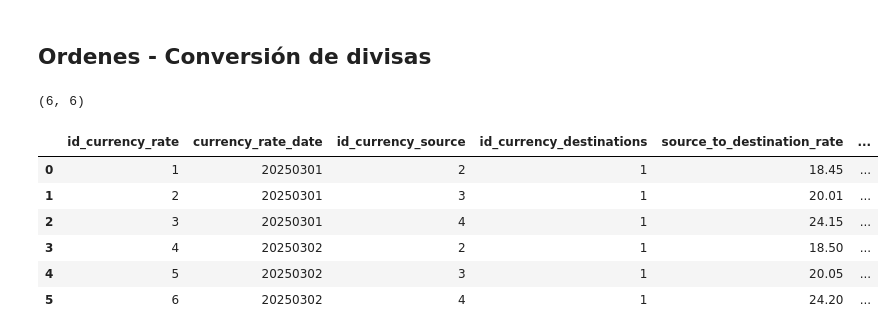
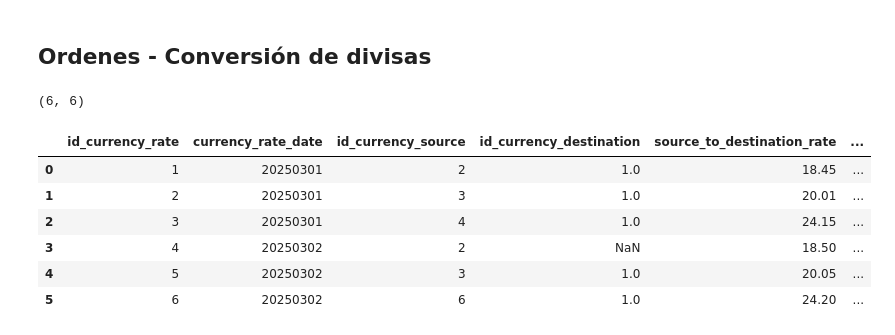
Before and after one commit to famenor/shorts, a Jupyter notebook: dimensional/02_create_facts.ipynb, the cells around one changed output. Cells and saved outputs as stored; diff of their text form; code cells hidden in the pictures.

```diff
--- a/dimensional/02_create_facts.ipynb
+++ b/dimensional/02_create_facts.ipynb
@@ -345,21 +345,21 @@ procurement_transactions.to_csv('git/shorts/dimensional/data/fact_procurement_tr
 # %%
 currency_rates = pd.DataFrame({'id_currency_rate': np.arange(1, 7)})
 currency_rates['currency_rate_date'] = [20250301, 20250301, 20250301, 20250302, 20250302, 20250302]
-currency_rates['id_currency_source'] = [2, 3, 4, 2, 3, 4]
-currency_rates['id_currency_destinations'] = [1, 1, 1, 1, 1, 1]
+currency_rates['id_currency_source'] = [2, 3, 4, 2, 3, 6]
+currency_rates['id_currency_destination'] = [1, 1, 1, None, 1, 1]
 currency_rates['source_to_destination_rate'] = [18.45, 20.01, 24.15, 18.50, 20.05, 24.20]
 currency_rates['destination_to_source_rate'] = 1 / currency_rates['source_to_destination_rate']
 
 print(currency_rates.shape)
 display(currency_rates.head(10))
 # %% [output]
 (6, 6)
-|  | id_currency_rate | currency_rate_date | id_currency_source | id_currency_destinations | source_to_destination_rate | ... |
-| 0 | 1 | 20250301 | 2 | 1 | 18.45 | ... |
-| 1 | 2 | 20250301 | 3 | 1 | 20.01 | ... |
-| 2 | 3 | 20250301 | 4 | 1 | 24.15 | ... |
-| 3 | 4 | 20250302 | 2 | 1 | 18.50 | ... |
-| 4 | 5 | 20250302 | 3 | 1 | 20.05 | ... |
-| 5 | 6 | 20250302 | 4 | 1 | 24.20 | ... |
+|  | id_currency_rate | currency_rate_date | id_currency_source | id_currency_destination | source_to_destination_rate | ... |
+| 0 | 1 | 20250301 | 2 | 1.0 | 18.45 | ... |
+| 1 | 2 | 20250301 | 3 | 1.0 | 20.01 | ... |
+| 2 | 3 | 20250301 | 4 | 1.0 | 24.15 | ... |
+| 3 | 4 | 20250302 | 2 | NaN | 18.50 | ... |
+| 4 | 5 | 20250302 | 3 | 1.0 | 20.05 | ... |
+| 5 | 6 | 20250302 | 6 | 1.0 | 24.20 | ... |
 # %%
 currency_rates.to_csv('git/shorts/dimensional/data/fact_currency_rates.csv', index=False)
```
Also changed, not shown: 3 other files.
